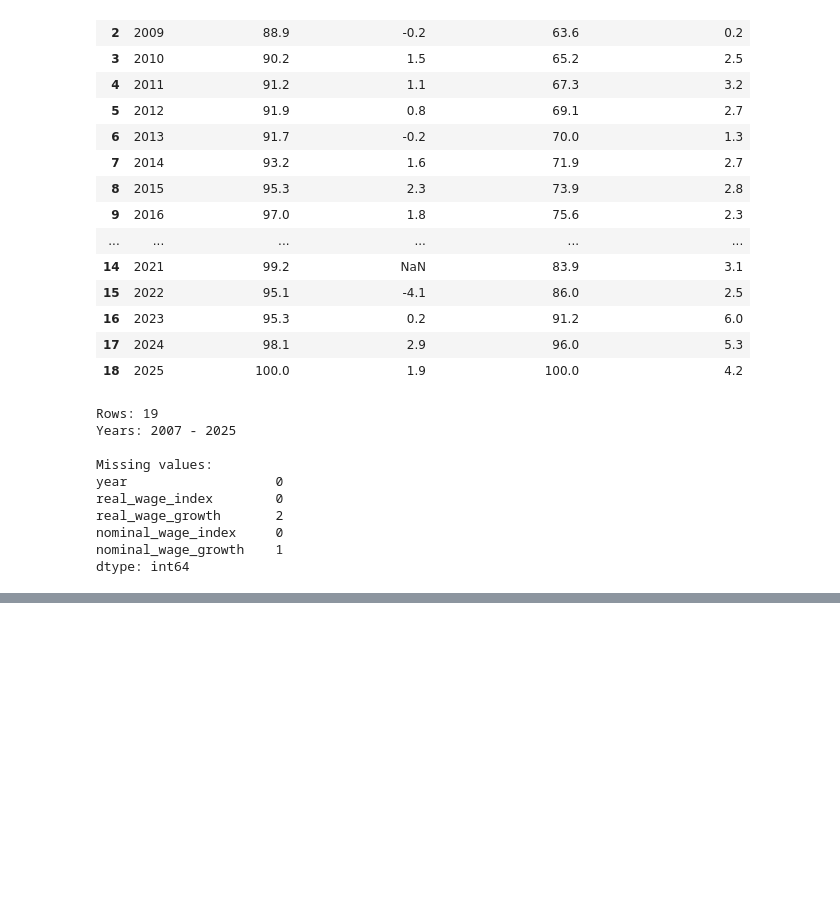
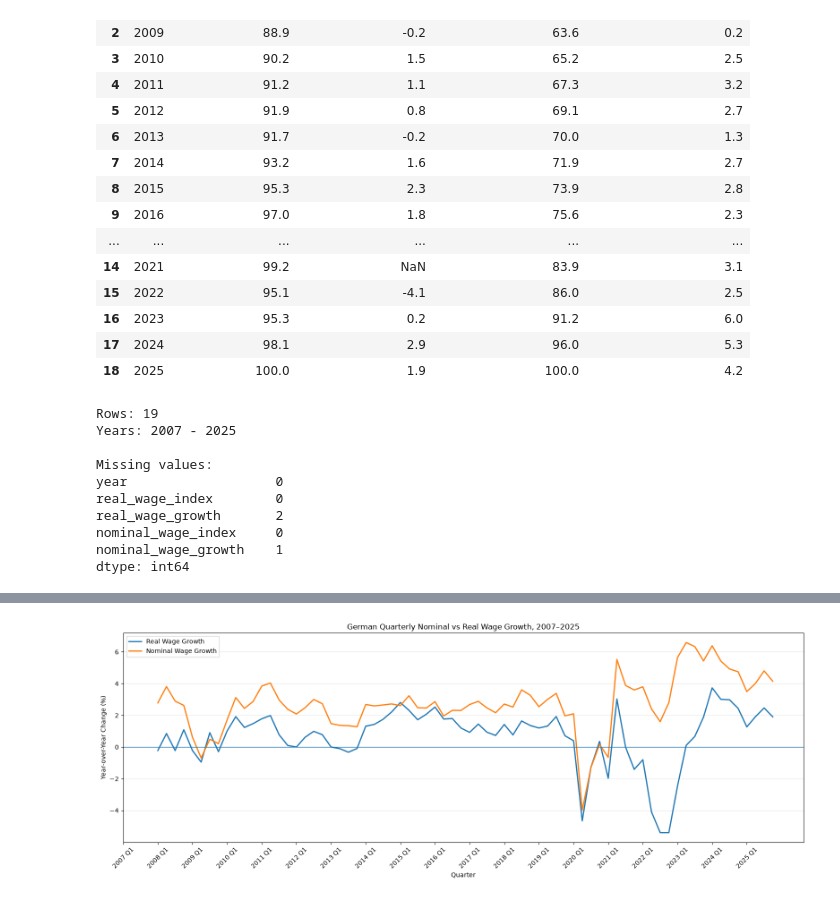
Before and after one commit to yt10zehn/German-Labor-Market-Analytics, a Jupyter notebook: notebooks/01_wages.ipynb, the cells around one changed output, grey strips where cells are left out. Drawn from its saved outputs; the diff is of its cells as text; code cells hidden in the pictures; blank space fills up the shorter version.

```diff
--- a/notebooks/01_wages.ipynb
+++ b/notebooks/01_wages.ipynb
@@ -289,0 +2214,53 @@ plt.show()
+# %%
+# ============================================
+# Step 21: Plot quarterly wage growth
+# ============================================
+
+import matplotlib.pyplot as plt
+
+plt.figure(figsize=(16, 6))
+
+plt.plot(
+    quarterly_growth["Period"],
+    quarterly_growth["Real_Wage_Growth_YoY"],
+    label="Real Wage Growth",
+    linewidth=2
+)
+
+plt.plot(
+    quarterly_growth["Period"],
+    quarterly_growth["Nominal_Wage_Growth_YoY"],
+    label="Nominal Wage Growth",
+    linewidth=2
+)
+
+plt.axhline(
+    0,
+    linewidth=1
+)
+
+plt.title("German Quarterly Nominal vs Real Wage Growth, 2007–2025")
+plt.xlabel("Quarter")
+plt.ylabel("Year-over-Year Change (%)")
+
+# Show every 4th quarter
+plt.xticks(
+    range(0, len(quarterly_growth), 4),
+    quarterly_growth["Period"].iloc[::4],
+    rotation=45
+)
+
+plt.legend()
+plt.grid(axis="y", alpha=0.3)
+
+plt.tight_layout()
+
+plt.savefig(
+    "../figures/quarterly_nominal_vs_real_wage_growth_2007_2025_2.png",
+    dpi=300,
+    bbox_inches="tight"
+)
+
+plt.show()
+# %% [output]
+[figure, added]
```
Also changed, not shown: parts of 45 cells of this notebook, 16 other files.
